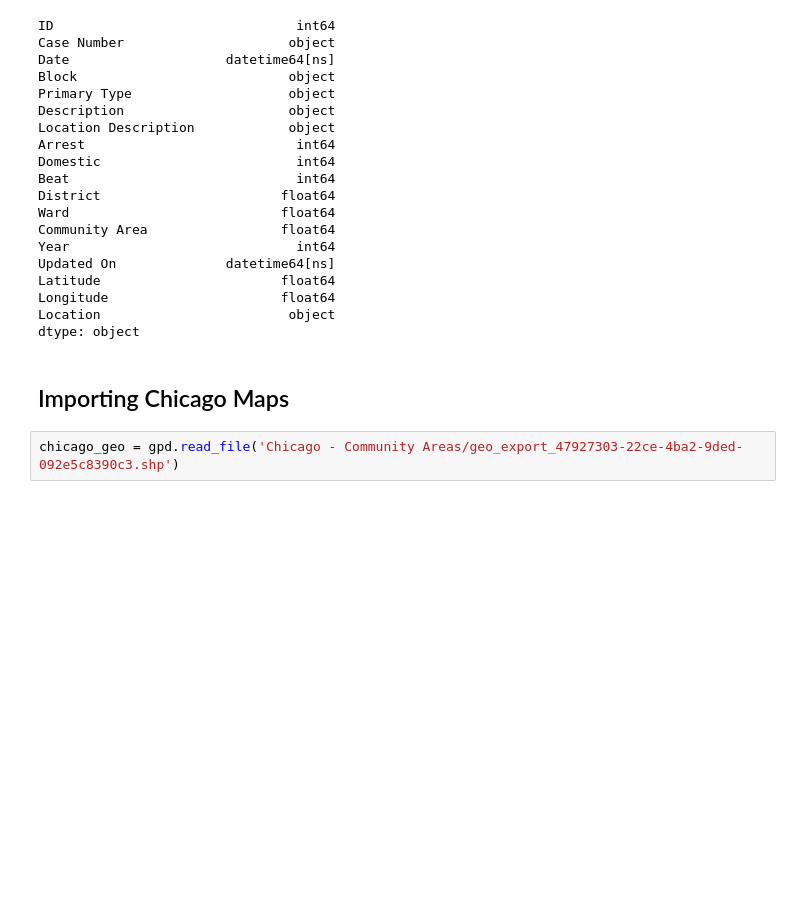
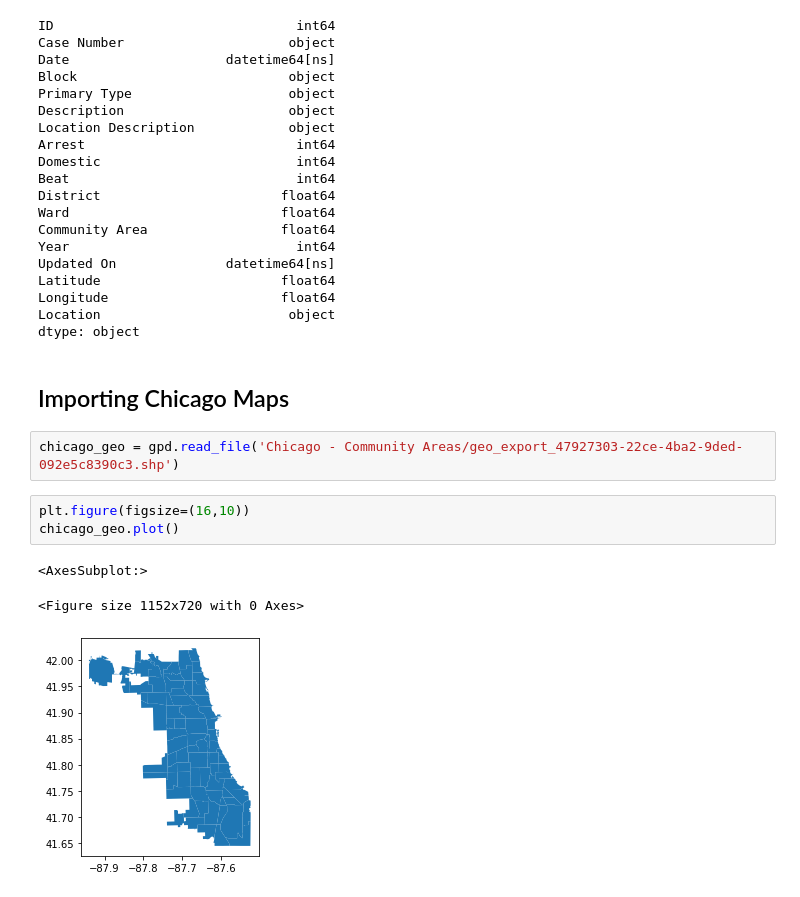
Before and after one commit to leo-cavalcante/crimes-in-chicago, a Jupyter notebook: Crime - Geographical Analysis.ipynb, the cells around one changed output. Cells and saved outputs as stored; diff of their text form; blank space fills up the shorter version.

```diff
--- a/Crime - Geographical Analysis.ipynb
+++ b/Crime - Geographical Analysis.ipynb
@@ -115,3 +115,10 @@ dtype: object
 ## Importing Chicago Maps
 # %%
 chicago_geo = gpd.read_file('Chicago - Community Areas/geo_export_47927303-22ce-4ba2-9ded-092e5c8390c3.shp')
+# %%
+plt.figure(figsize=(16,10))
+chicago_geo.plot()
+# %% [output]
+<AxesSubplot:>
+<Figure size 1152x720 with 0 Axes>
+[figure, added]
```
Also changed, not shown: 1 other file.
